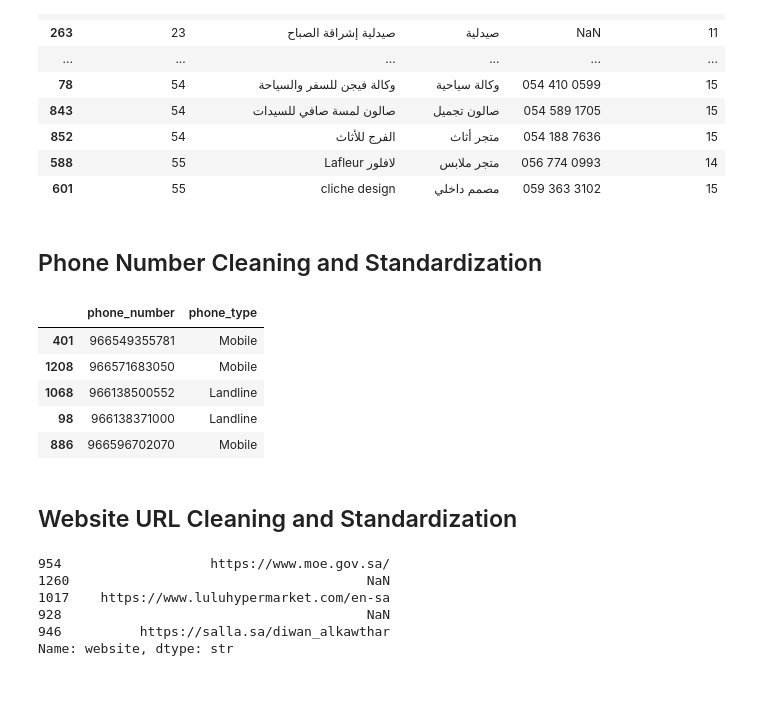
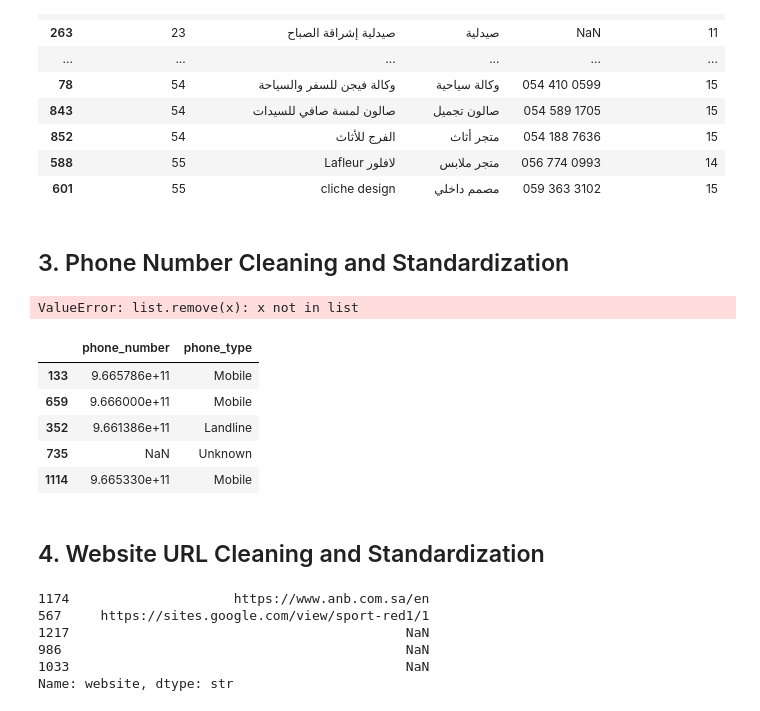
Before and after one commit to najafalsabia/saihat-market-data-project, a Jupyter notebook: Data_Cleaning.ipynb, the cells around one changed output. Saved outputs shown, nothing was run; the diff lists cells and outputs as text; code cells hidden in the pictures.

Commit message:
Phone Number & Website URL Cleaning and Standardization

```diff
--- a/Data_Cleaning.ipynb
+++ b/Data_Cleaning.ipynb
@@ -344,5 +344,5 @@ df_deduplicated.to_csv("saihat_google_maps_deduplicated.csv")
 # %% [markdown]
-## Phone Number Cleaning and Standardization
+## 3. Phone Number Cleaning and Standardization
 # %%
 def clean_phone(phone):
     if pd.isna(phone):
@@ -391,24 +391,26 @@ def clean_phone(phone):
 df[["phone_number", "phone_type"]] = df["phone_number"].apply(clean_phone)
 
 # Move phone_type next to phone_number
-cols = df.columns.tolist()
+cols = df_deduplicated.columns.tolist()
 phone_idx = cols.index("phone_number")
 cols.remove("phone_type")
 cols.insert(phone_idx + 1, "phone_type")
 df = df[cols]
 
-df.to_csv("saihat_google_maps_merged.csv", index=False)
+df_deduplicated.to_csv("saihat_google_maps_deduplicated.csv", index=False)
+# %% [output]
+ValueError: list.remove(x): x not in list
 # %%
-df[["phone_number", "phone_type"]].sample(5)
+df_deduplicated[["phone_number", "phone_type"]].sample(5)
 # %% [output]
 |  | phone_number | phone_type |
-| 401 | 966549355781 | Mobile |
-| 1208 | 966571683050 | Mobile |
-| 1068 | 966138500552 | Landline |
-| 98 | 966138371000 | Landline |
-| 886 | 966596702070 | Mobile |
+| 133 | 9.665786e+11 | Mobile |
+| 659 | 9.666000e+11 | Mobile |
+| 352 | 9.661386e+11 | Landline |
+| 735 | NaN | Unknown |
+| 1114 | 9.665330e+11 | Mobile |
 # %% [markdown]
-## Website URL Cleaning and Standardization
+## 4. Website URL Cleaning and Standardization
 # %%
 def clean_website(url):
     if pd.isna(url):
@@ -438,9 +440,9 @@ df.to_csv("saihat_google_maps_merged.csv", index=False)
 # %%
-df["website"].sample(5)
+df_deduplicated["website"].sample(5)
 # %% [output]
-954                   https://www.moe.gov.sa/
-1260                                      NaN
-1017    https://www.luluhypermarket.com/en-sa
-928                                       NaN
-946          https://salla.sa/diwan_alkawthar
+1174                     https://www.anb.com.sa/en
+567     https://sites.google.com/view/sport-red1/1
+1217                                           NaN
+986                                            NaN
+1033                                           NaN
 Name: website, dtype: str
```
Also changed, not shown: parts of 2 cells of this notebook, 2 other files.
